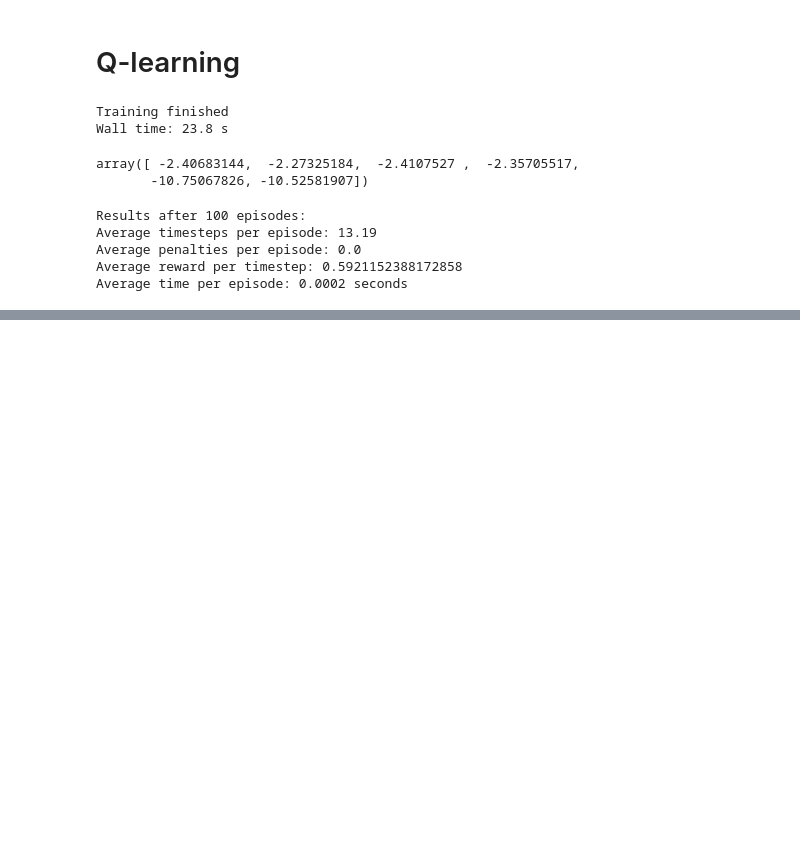
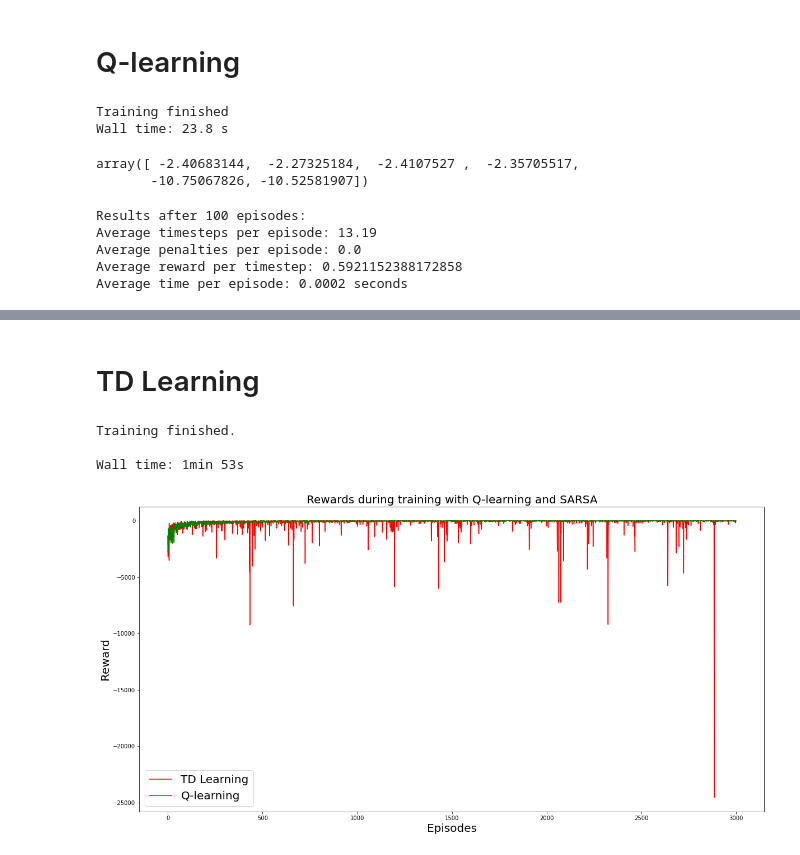
Before and after one commit to TrangNguyenn/OpenAI_RL, a Jupyter notebook: Taxi.ipynb, the cells around one changed output, grey strips where cells are left out. Saved outputs shown, nothing was run; the diff lists cells and outputs as text; code cells hidden in the pictures; blank space fills up the shorter version.

```diff
--- a/Taxi.ipynb
+++ b/Taxi.ipynb
@@ -390,0 +272,2 @@ Training finished.
+# %% [markdown]
+# TD Learning
@@ -390,0 +276,55 @@ Training finished.
+# %%
+%%time
+"""Training the agent"""
+
+# For plotting metrics
+td_reward = [] #Cumlative reward after training
+sum_penalties = 0
+
+for i in range(100000):
+    state = env.reset()
+
+    ep_reward, penalties= 0,0 #penalty in 1 episode
+
+    done = False
+    action = policy(state)
+
+    while not done:
+        #implement action
+        next_state, rw, done, info = env.step(action)
+
+        ep_reward += rw
+
+        #Update the next action
+        next_action = policy(next_state)
+
+        #Update q-value
+        q_table[state, action] = (1 - alpha) * q_table[state, action] + alpha * (rw + gamma * q_table[next_state, next_action])
+
+        #assign penalties
+        if rw == -10:
+            penalties += 1
+
+        state, action = next_state, next_action #move to next state, next action
+
+    #update reward and total penalties
+    td_reward.append(ep_reward)
+    sum_penalties+=penalties
+
+print("Training finished.\n")
+# %% [output]
+Training finished.
+
+Wall time: 1min 53s
+# %%
+'''Visualize rewards in training'''
+plt.figure(figsize=(20,10))
+plt.plot(range(len(td_reward[:3000])),td_reward[:3000], color = "r")
+plt.plot(range(len(q_reward[:3000])),q_reward[:3000], color = "g")
+plt.title("Rewards during training with Q-learning and SARSA",fontsize = 20)
+plt.xlabel("Episodes",fontsize = 20)
+plt.ylabel("Reward",fontsize = 20)
+plt.legend(["TD Learning", "Q-learning"],fontsize = 20)
+plt.show()
+# %% [output]
+[figure, added]
```
Also changed, not shown: parts of 8 cells of this notebook.
